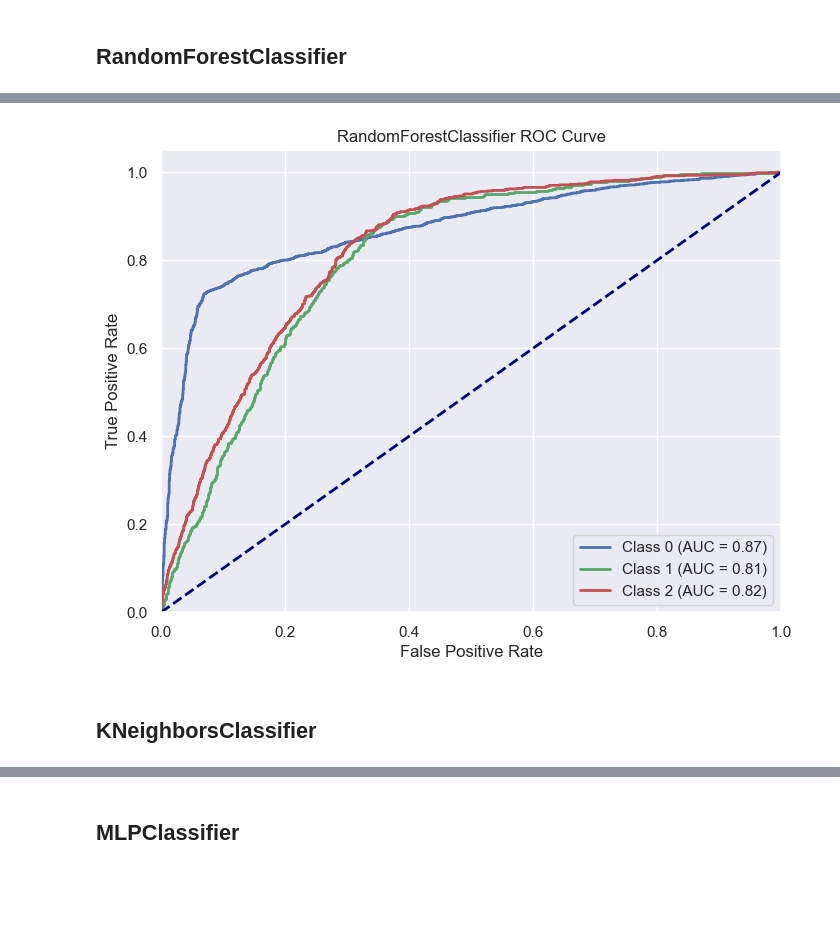
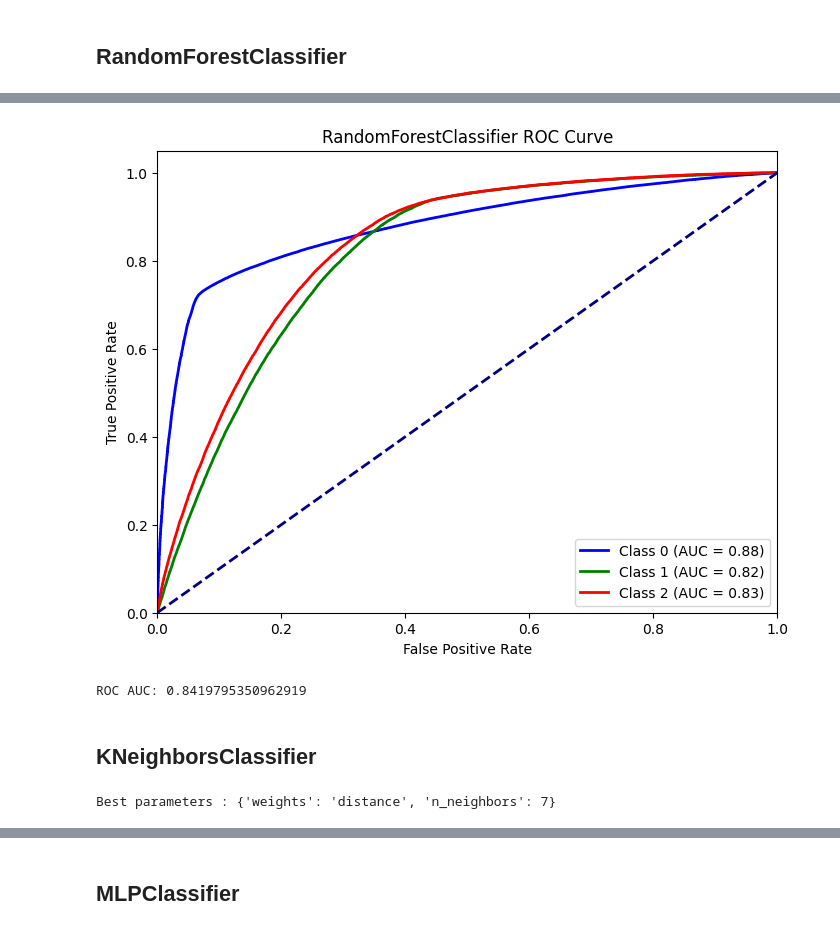
Before and after one commit to Marsh16/ML_MarshaGhifari_Model, a Jupyter notebook: ModelAlgorithm.ipynb, the cells around one changed output, grey strips where cells are left out. Cells and saved outputs as stored; diff of their text form; code cells hidden in the pictures; blank space fills up the shorter version.

```diff
--- a/ModelAlgorithm.ipynb
+++ b/ModelAlgorithm.ipynb
@@ -638,9 +680,11 @@ grid_search_rf.fit(X_train, y_train)
 # %%
-plot_roc_curve(y_test, y_pred, "RandomForestClassifier")
-auc_roc_rf = roc_auc_score(y_test, y_pred)
-# print(f"ROC AUC: {auc_roc_rf}")
+plot_multiclass_roc_curve(y_test, grid_search_rf.predict_proba(X_test), "RandomForestClassifier", 3)
+y_prob = grid_search_rf.predict_proba(X_test)
+auc_roc_rf = roc_auc_score(y_test, y_prob, multi_class='ovr')
+print(f"ROC AUC: {auc_roc_rf}")
+# %% [output]
+[figure, added]
+ROC AUC: 0.8419795350962919
-# %% [markdown]
-![image.png](attachment:image.png)
 # %% [markdown]
 ## KNeighborsClassifier
 # %%
@@ -652,0 +697,20 @@ grid_search_knn.fit(X_train, y_train)
+# %%
+from sklearn.model_selection import RandomizedSearchCV
+
+n_iter = 5
+knn_classifier = KNeighborsClassifier(n_jobs=-1)
+param_grid_knn = {'n_neighbors': [3, 5, 7], 'weights': ['uniform', 'distance']}
+grid_search_knn = RandomizedSearchCV(
+        knn_classifier,
+        param_distributions=param_grid_knn,
+        n_iter=n_iter,
+        cv=3,
+        scoring="accuracy",
+        n_jobs=-1,
+        random_state=42
+    )
+grid_search_knn.fit(X_train, y_train)
+
+print(f"Best parameters : {grid_search_knn.best_params_}")
+# %% [output]
+Best parameters : {'weights': 'distance', 'n_neighbors': 7}
```
Also changed, not shown: parts of 15 cells of this notebook, 1 other file.
